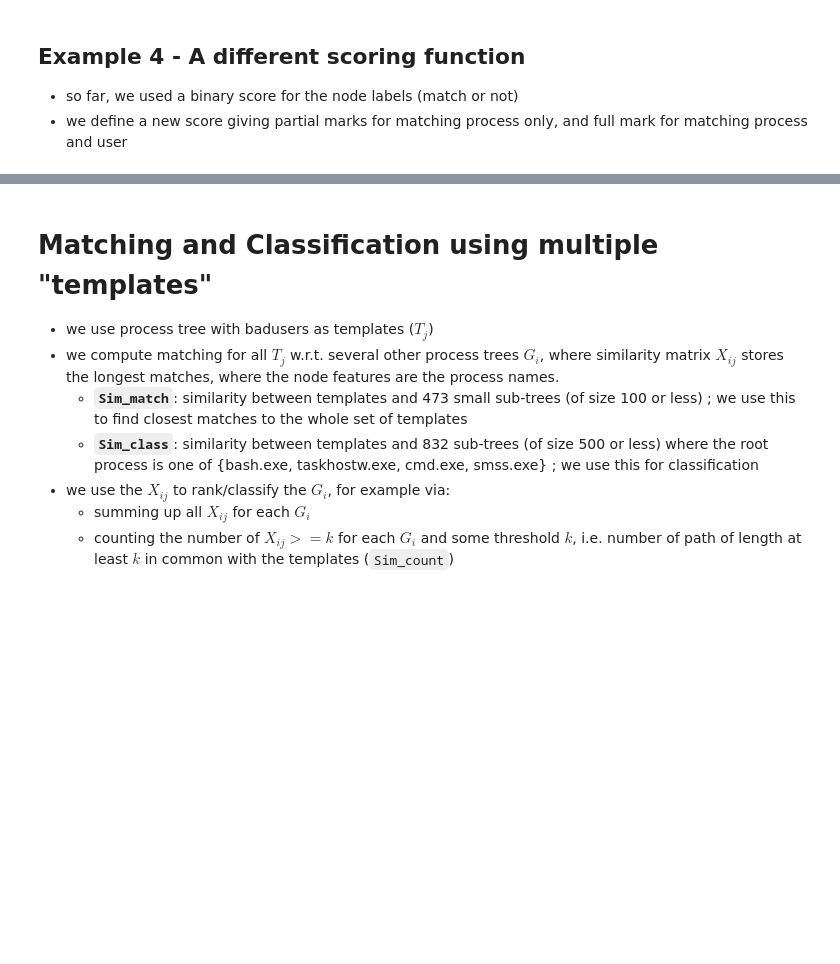
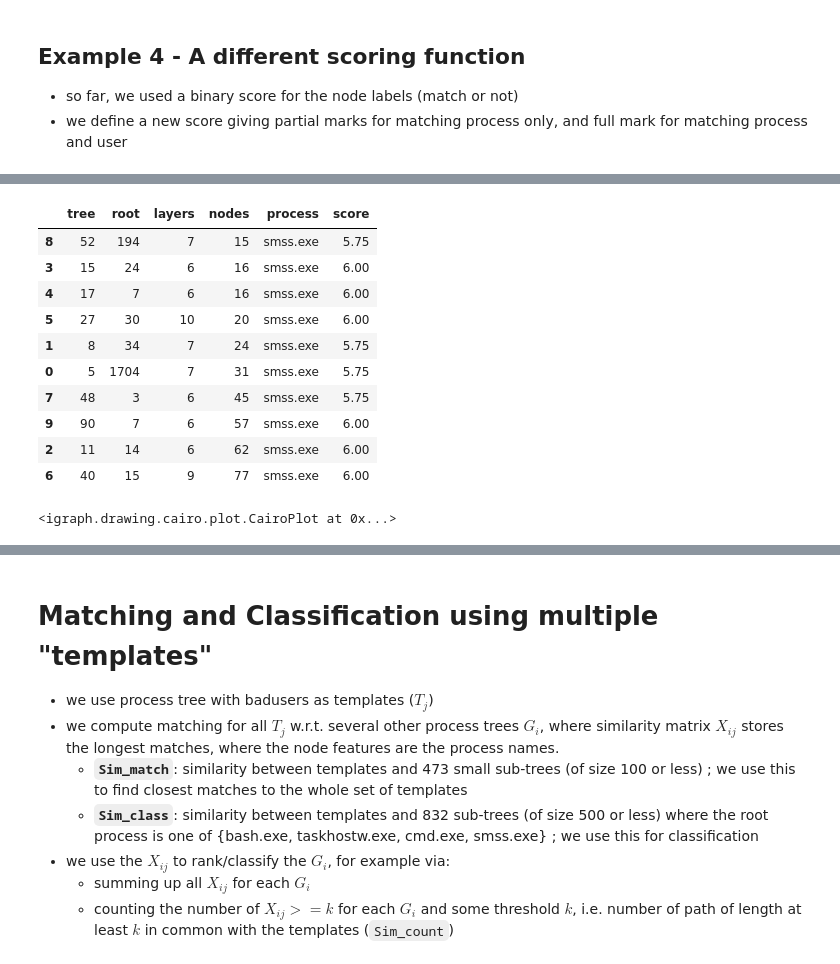
Before and after one commit to ftheberge/Matching_Experiments, a Jupyter notebook: ACME4/process_trees_eda.ipynb, the cells around one changed output, grey strips where cells are left out. Saved outputs shown, nothing was run; the diff lists cells and outputs as text; code cells hidden in the pictures; blank space fills up the shorter version.

```diff
--- a/ACME4/process_trees_eda.ipynb
+++ b/ACME4/process_trees_eda.ipynb
@@ -299,6 +443,6 @@ _df.sort_values(by='badusers', ascending=False).head(10)
 # %%
 ## pick one and visualize -- 16 nodes 6 layers 7 badusers ratio==0.25
-tree = 28
+tree = 14
 root = 201
 sg1 = pt.get_bfs_subtree(Trees, tree, root)
 #ig.plot(sg1, 'tree_3.png', bbox=(1800,600), layout=sg1['ly'], margin=100, vertex_label_size=9, vertex_size=1, edge_color='lightgrey', edge_arrow_size=0)
@@ -339,7 +499,7 @@ results_df.sort_values(by=['score','nodes'])
 * pick one of the hits from the table above
 # %%
 ## pick one and visualize -- 14 nodes 10 layers
-tree = 136
+tree = 122
 root = 28
 
 sg2 = pt.get_bfs_subtree(Trees, tree, root)
@@ -385,7 +549,7 @@ ig.plot(sg2,
 import re
 
 ## pick the same base tree from previous example -- 16 nodes 6 layers 7 badusers ratio==0.25
-tree = 28
+tree = 14
 root = 201
 sg1 = pt.get_bfs_subtree(Trees, tree, root) ## sub-tree above with required DFS labelling
 sg1.vs['newlabel'] = [re.sub(r'user\d+::','user::',x) for x in sg1.vs['label']]
@@ -417,6 +588,6 @@ results_df.sort_values(by='nodes')
 # %%
 ## pick one of the top hits and visualize common path -- (20 nodes, 10 layers)
-tree = 41
+tree = 27
 root = 30
 sg2 = pt.get_bfs_subtree(Trees, tree, root)
 sg2.vs['newlabel'] = [re.sub(r'user\d+::','user::',x) for x in sg2.vs['label']]
@@ -465,7 +640,7 @@ def split_match(a,b):
 # %%
 %%time
 ## pick same base tree as above
-tree = 28
+tree = 14
 root = 201
 sg1 = pt.get_bfs_subtree(Trees, tree, root) ## sub-tree above with required DFS labelling
 sg1.vs['newlabel'] = [re.sub(r'user\d+::','user::',x) for x in sg1.vs['label']]
@@ -489,3 +664,4 @@ for i in range(len(T)):
                 Results.append([T[i],R[i],L[i],sg2.vcount(),sg2.vs[0]['process'],score])
 results_df = pd.DataFrame(Results, columns=['tree','root','layers','nodes','process','score'])
 results_df.sort_values(by='nodes')
+# %% [output]
@@ -492,6 +670,17 @@ results_df.sort_values(by='nodes')
+|  | tree | root | layers | nodes | process | score |
+| 8 | 52 | 194 | 7 | 15 | smss.exe | 5.75 |
+| 3 | 15 | 24 | 6 | 16 | smss.exe | 6.00 |
+| 4 | 17 | 7 | 6 | 16 | smss.exe | 6.00 |
+| 5 | 27 | 30 | 10 | 20 | smss.exe | 6.00 |
+| 1 | 8 | 34 | 7 | 24 | smss.exe | 5.75 |
+| 0 | 5 | 1704 | 7 | 31 | smss.exe | 5.75 |
+| 7 | 48 | 3 | 6 | 45 | smss.exe | 5.75 |
+| 9 | 90 | 7 | 6 | 57 | smss.exe | 6.00 |
+| 2 | 11 | 14 | 6 | 62 | smss.exe | 6.00 |
+| 6 | 40 | 15 | 9 | 77 | smss.exe | 6.00 |
 # %%
 ## pick one of the top hits and visualize common path (15 nodes, 7 layers)
-tree = 66
+tree = 52
 root = 194
 sg2 = pt.get_bfs_subtree(Trees, tree, root)
 sg2.vs['newlabel'] = [re.sub(r'user\d+::','user::',x) for x in sg2.vs['label']]
@@ -509,6 +698,8 @@ ig.plot(sg1, bbox=(1200,600), layout=sg1['ly'], margin=100,
         vertex_label=sg1.vs['label'],
         vertex_label_size=sg1.vs['vertex_label_size'],
         edge_color='lightgrey', edge_arrow_size=0)
+# %% [output]
+<igraph.drawing.cairo.plot.CairoPlot at 0x...>
 # %%
 ## plot top scoring tree
 path = [int(x[1]) for x in paths]
```
Also changed, not shown: parts of 45 cells of this notebook, 7 other files.
